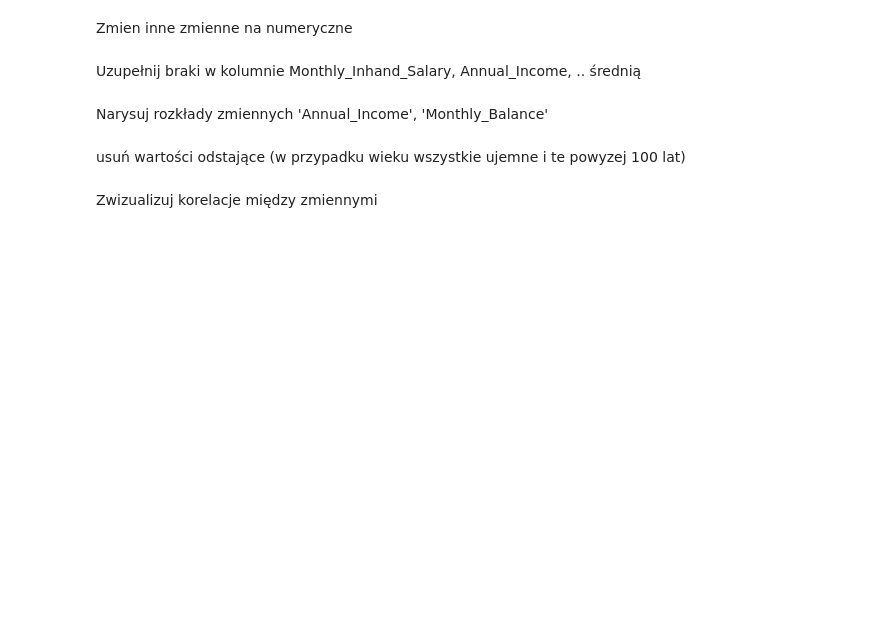
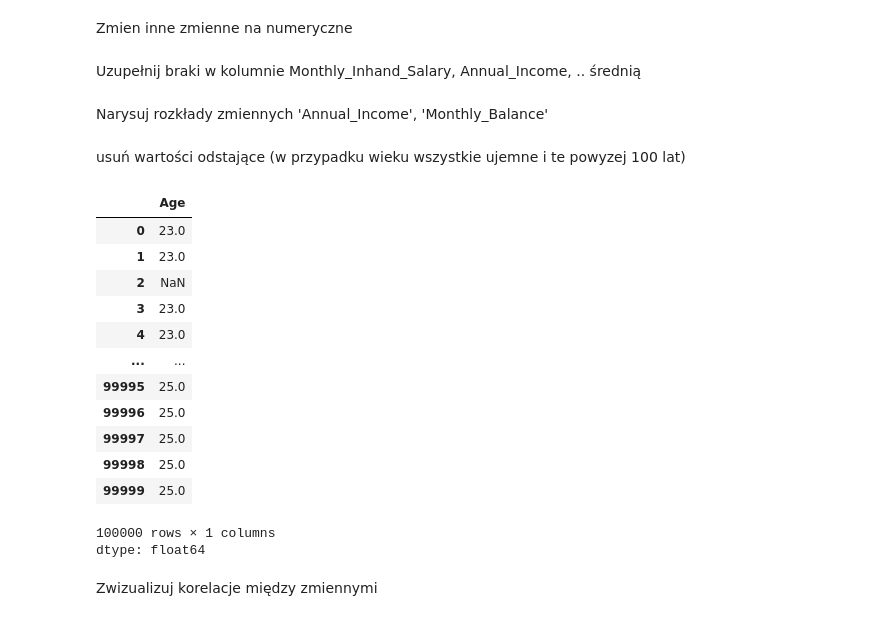
Before and after one commit to KrzysztofDrobnik/lecture1, a Jupyter notebook: PUM2_todo.ipynb, the cells around one changed output. Cells and saved outputs as stored; diff of their text form; code cells hidden in the pictures; blank space fills up the shorter version.

```diff
--- a/PUM2_todo.ipynb
+++ b/PUM2_todo.ipynb
@@ -265,0 +295,19 @@ TypeError: 'float' object is not iterable
+# %%
+# Oczyszczanie pola Type_of_Loan
+df['Type_of_Loan'] = df['Type_of_Loan'].fillna('')
+df['Type_of_Loan'] = df['Type_of_Loan'].str.replace(r'\band\b', '', regex=True).str.strip() #removes "and"
+
+# Split and clean the values
+df_type_of_loan = df['Type_of_Loan'].str.split(r',\s*')  # Handles different spacing
+
+# Use MultiLabelBinarizer
+mlb = MultiLabelBinarizer()
+dt = mlb.fit_transform(df_type_of_loan.to_list())  # Ensure correct format
+
+# Convert to DataFrame
+encoded_df = pd.DataFrame(data=dt, columns=mlb.classes_)
+
+# Merge with original DataFrame and drop old column
+df = df.join(encoded_df).drop(columns=['Type_of_Loan'])
+
+print(df.head())
@@ -271,5 +357,24 @@ Uzupełnij braki w kolumnie Monthly_Inhand_Salary,  Annual_Income, .. średnią
 Narysuj rozkłady zmiennych 'Annual_Income', 'Monthly_Balance'
 # %% [markdown]
 usuń wartości odstające (w przypadku wieku wszystkie ujemne i te powyzej 100 lat)
+# %%
+df['Age'] = df['Age'].astype(int)
+df["Age"] = df["Age"].apply(lambda x: np.nan if x < 0 or x > 100 else x)
+df["Age"]
+# %% [output]
+|  | Age |
+| 0 | 23.0 |
+| 1 | 23.0 |
+| 2 | NaN |
+| 3 | 23.0 |
+| 4 | 23.0 |
+| ... | ... |
+| 99995 | 25.0 |
+| 99996 | 25.0 |
+| 99997 | 25.0 |
+| 99998 | 25.0 |
+| 99999 | 25.0 |
+100000 rows × 1 columns
+dtype: float64
 # %% [markdown]
 Zwizualizuj korelacje między zmiennymi
```
Also changed, not shown: parts of 14 cells of this notebook.
